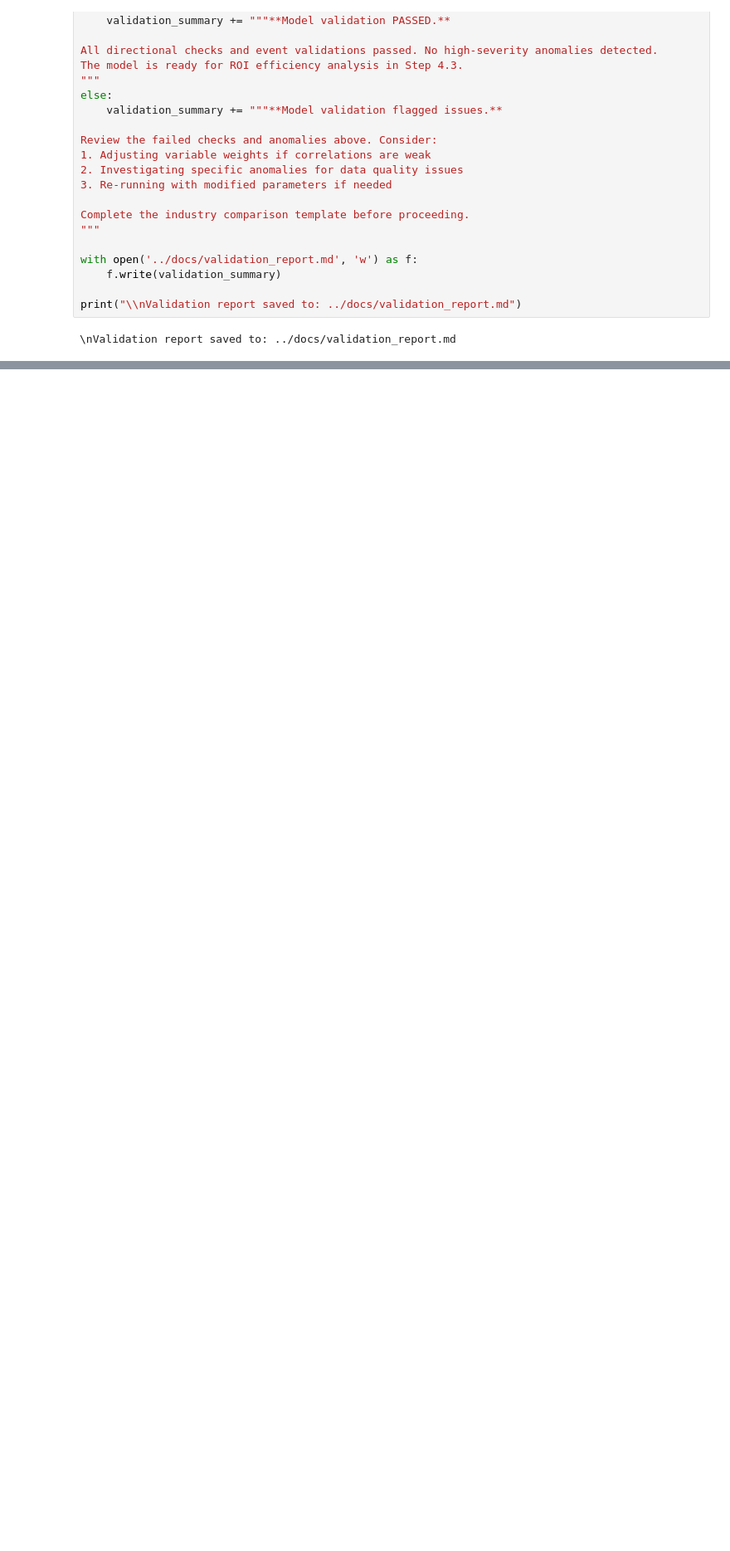
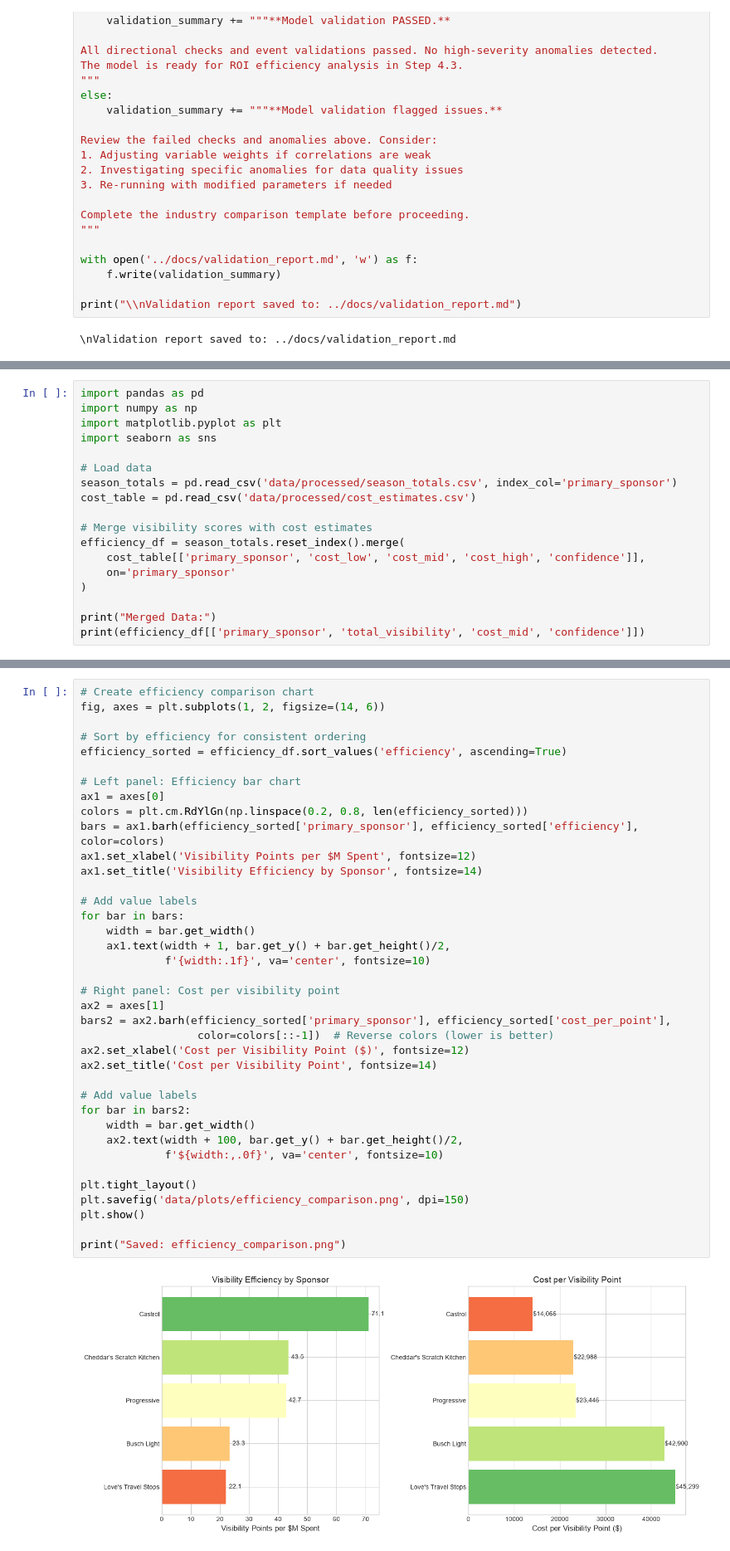
Before and after one commit to lloyd-todaro/NASCAR-Externship, a Jupyter notebook: code/ROI_Estimation.ipynb, the cells around one changed output, grey strips where cells are left out. Shown at 83% size. Cells and saved outputs as stored; diff of their text form; blank space fills up the shorter version.

```diff
--- a/code/ROI_Estimation.ipynb
+++ b/code/ROI_Estimation.ipynb
@@ -1842,0 +2171,18 @@ print("\\nValidation report saved to: ../docs/validation_report.md")
+# %%
+import pandas as pd
+import numpy as np
+import matplotlib.pyplot as plt
+import seaborn as sns
+
+# Load data
+season_totals = pd.read_csv('data/processed/season_totals.csv', index_col='primary_sponsor')
+cost_table = pd.read_csv('data/processed/cost_estimates.csv')
+
+# Merge visibility scores with cost estimates
+efficiency_df = season_totals.reset_index().merge(
+    cost_table[['primary_sponsor', 'cost_low', 'cost_mid', 'cost_high', 'confidence']],
+    on='primary_sponsor'
+)
+
+print("Merged Data:")
+print(efficiency_df[['primary_sponsor', 'total_visibility', 'cost_mid', 'confidence']])
@@ -1842,0 +2257,40 @@ print("\\nValidation report saved to: ../docs/validation_report.md")
+# %%
+# Create efficiency comparison chart
+fig, axes = plt.subplots(1, 2, figsize=(14, 6))
+
+# Sort by efficiency for consistent ordering
+efficiency_sorted = efficiency_df.sort_values('efficiency', ascending=True)
+
+# Left panel: Efficiency bar chart
+ax1 = axes[0]
+colors = plt.cm.RdYlGn(np.linspace(0.2, 0.8, len(efficiency_sorted)))
+bars = ax1.barh(efficiency_sorted['primary_sponsor'], efficiency_sorted['efficiency'], color=colors)
+ax1.set_xlabel('Visibility Points per $M Spent', fontsize=12)
+ax1.set_title('Visibility Efficiency by Sponsor', fontsize=14)
+
+# Add value labels
+for bar in bars:
+    width = bar.get_width()
+    ax1.text(width + 1, bar.get_y() + bar.get_height()/2,
+             f'{width:.1f}', va='center', fontsize=10)
+
+# Right panel: Cost per visibility point
+ax2 = axes[1]
+bars2 = ax2.barh(efficiency_sorted['primary_sponsor'], efficiency_sorted['cost_per_point'],
+                  color=colors[::-1])  # Reverse colors (lower is better)
+ax2.set_xlabel('Cost per Visibility Point ($)', fontsize=12)
+ax2.set_title('Cost per Visibility Point', fontsize=14)
+
+# Add value labels
+for bar in bars2:
+    width = bar.get_width()
+    ax2.text(width + 100, bar.get_y() + bar.get_height()/2,
+             f'${width:,.0f}', va='center', fontsize=10)
+
+plt.tight_layout()
+plt.savefig('data/plots/efficiency_comparison.png', dpi=150)
+plt.show()
+
+print("Saved: efficiency_comparison.png")
+# %% [output]
+[figure, added]
```
Also changed, not shown: parts of 19 cells of this notebook, 13 other files.
